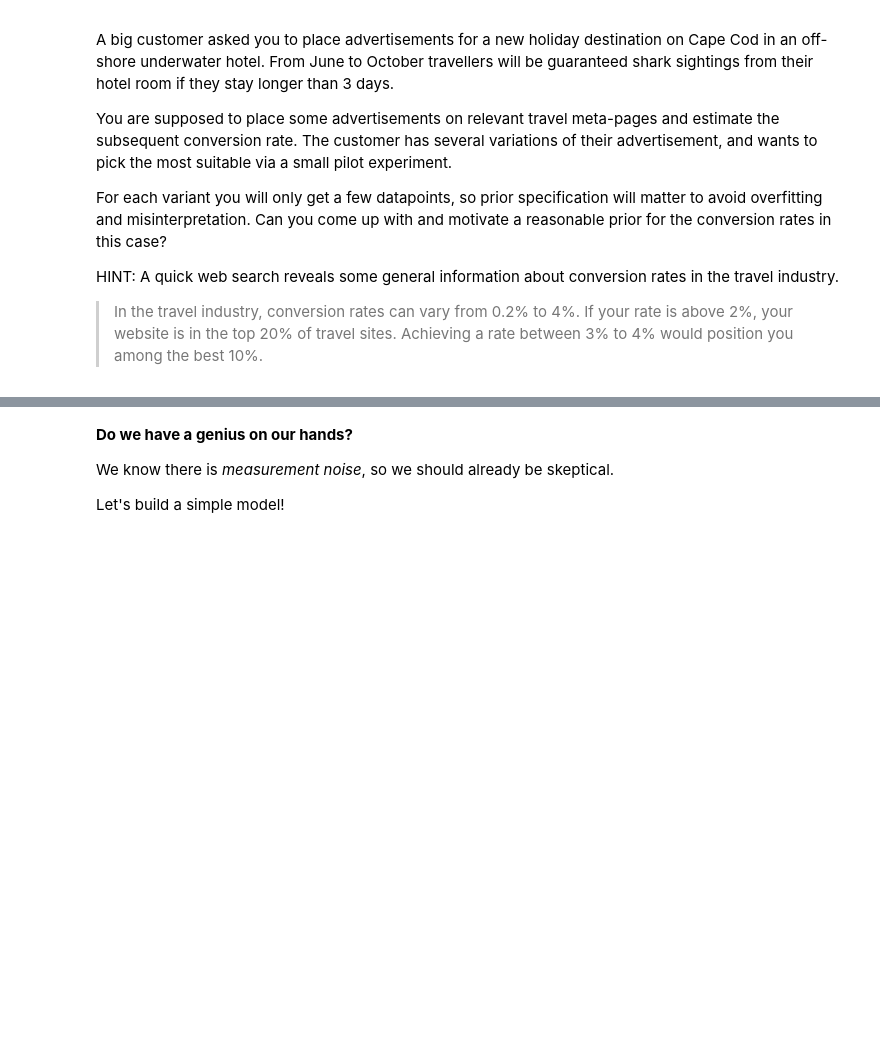
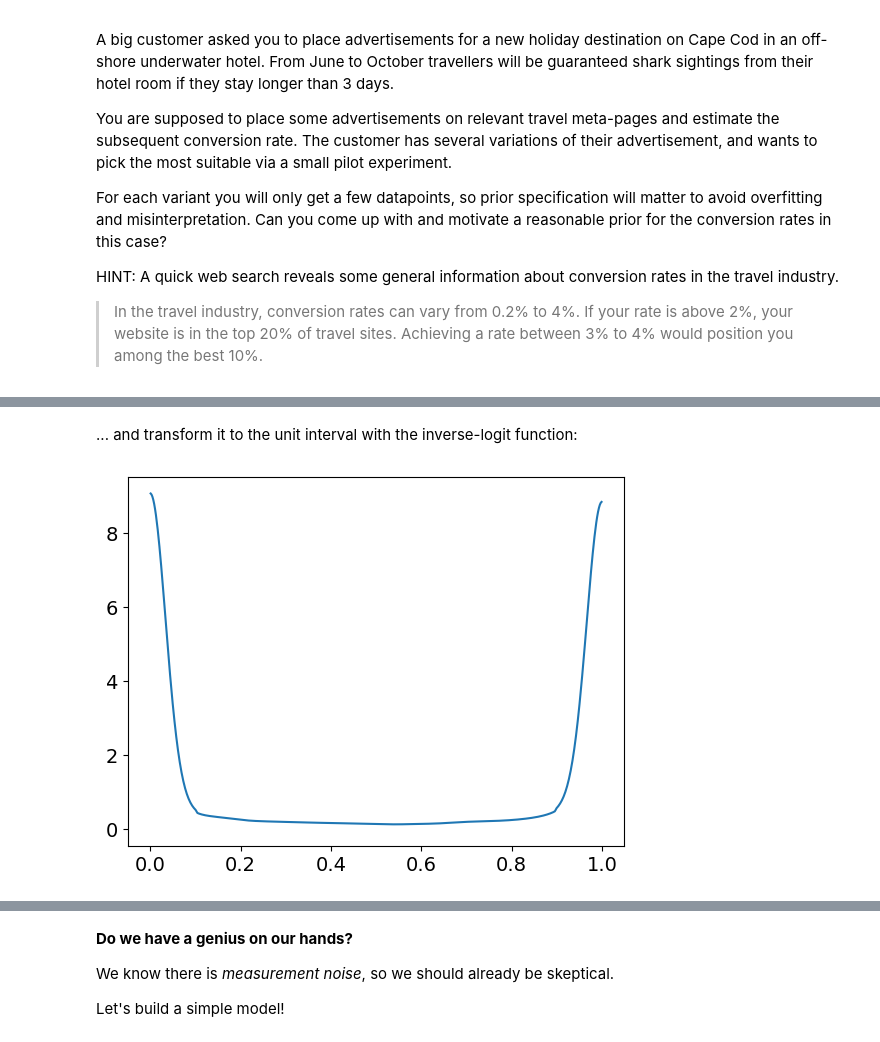
Before and after one commit to fonnesbeck/bayes_course_june_2024, a Jupyter notebook: notebooks/Section1_2-Choosing_Priors.ipynb, the cells around one changed output, grey strips where cells are left out. Cells and saved outputs as stored; diff of their text form; code cells hidden in the pictures; blank space fills up the shorter version.

```diff
--- a/notebooks/Section1_2-Choosing_Priors.ipynb
+++ b/notebooks/Section1_2-Choosing_Priors.ipynb
@@ -164,0 +186,7 @@ HINT: A quick web search reveals some general information about conversion rates
+# %% [markdown]
+... and transform it to the unit interval with the inverse-logit function:
+# %%
+inverse_logit_normal = pm.math.invlogit(wide_normal)
+ax = az.plot_dist(pm.draw(inverse_logit_normal, draws=10_000))
+# %% [output]
+[figure, added]
```
Also changed, not shown: parts of 44 cells of this notebook.
